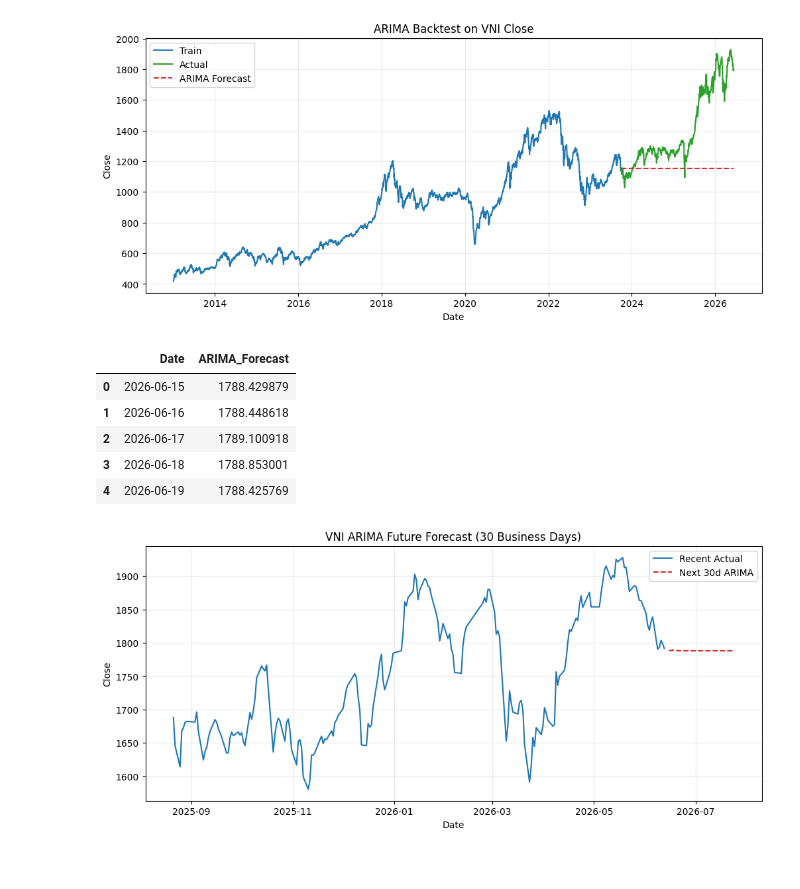
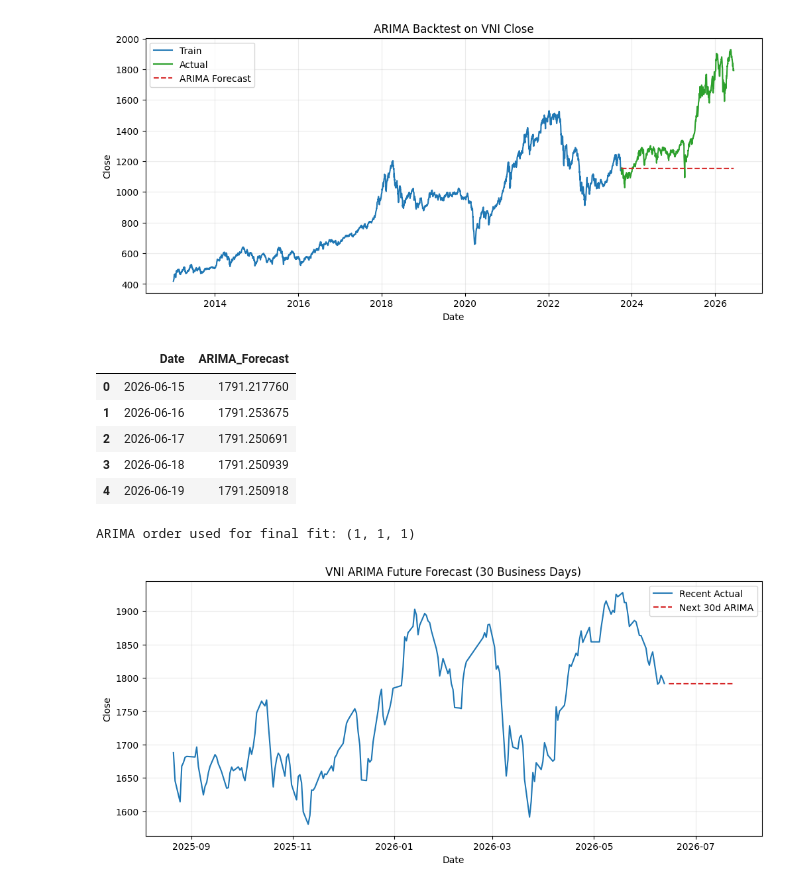
Before and after one commit to 2imMinh/VNI-forecast-using-ARIMA-LSTM, a Jupyter notebook: vni_forecast.ipynb, the cells around one changed output. Cells and saved outputs as stored; diff of their text form; code cells hidden in the pictures.

```diff
--- a/vni_forecast.ipynb
+++ b/vni_forecast.ipynb
@@ -18,7 +18,12 @@ from sklearn.metrics import mean_squared_error, mean_absolute_error, mean_absolu
 # %%
 df = pd.read_csv(r"data/VNINDEX_Full_History.csv", sep=",")
 
-# Drop trailing empty column if present from CSV export
+# Remove a trailing export artifact column if present (e.g., Unnamed or all-NaN)
+if len(df.columns) > 0:
+    last_col = df.columns[-1]
+    if str(last_col).lower().startswith('unnamed') or df.iloc[:, -1].isna().all():
+        df = df.iloc[:, :-1]
+
 df['time'] = pd.to_datetime(df['time'])
 
 print('Shape:', df.shape)
@@ -330,30 +335,39 @@ plt.show()
 # %%
 # Fit on full history and forecast next 30 business days
 future_steps = 30
-final_model = ARIMA(series, order=(5, 1, 0)).fit()
-future_arima = final_model.forecast(steps=future_steps)
+
+# Keep final ARIMA order consistent with the order-search result when available.
+try:
+    final_order = best_order
+except NameError:
+    final_order = (5, 1, 0)
+
+arima_final_model = ARIMA(series, order=final_order).fit()
+future_arima = arima_final_model.forecast(steps=future_steps)
 future_dates = pd.bdate_range(series.index[-1] + pd.offsets.BDay(1), periods=future_steps)
 
 arima_fc_df = pd.DataFrame({'Date': future_dates, 'ARIMA_Forecast': future_arima.values})
 display(arima_fc_df.head())
+print(f'ARIMA order used for final fit: {final_order}')
 
 plt.figure(figsize=(12, 5))
 plt.plot(series.index[-200:], series.values[-200:], label='Recent Actual', color='tab:blue')
 plt.plot(arima_fc_df['Date'], arima_fc_df['ARIMA_Forecast'], label='Next 30d ARIMA', color='tab:red', linestyle='--')
 plt.title('VNI ARIMA Future Forecast (30 Business Days)')
 plt.xlabel('Date')
 plt.ylabel('Close')
 plt.legend()
 plt.grid(True, alpha=0.25)
 plt.savefig('plot/vni_arima_future_forecast.png', dpi=300, bbox_inches='tight')
 plt.show()
 # %% [output]
 |  | Date | ARIMA_Forecast |
-| 0 | 2026-06-15 | 1788.429879 |
-| 1 | 2026-06-16 | 1788.448618 |
-| 2 | 2026-06-17 | 1789.100918 |
-| 3 | 2026-06-18 | 1788.853001 |
-| 4 | 2026-06-19 | 1788.425769 |
+| 0 | 2026-06-15 | 1791.217760 |
+| 1 | 2026-06-16 | 1791.253675 |
+| 2 | 2026-06-17 | 1791.250691 |
+| 3 | 2026-06-18 | 1791.250939 |
+| 4 | 2026-06-19 | 1791.250918 |
+ARIMA order used for final fit: (1, 1, 1)
 [figure]
 # %%
 # ARCH-LM Test on ARIMA Residuals
```
Also changed, not shown: parts of 8 cells of this notebook, 6 other files.
